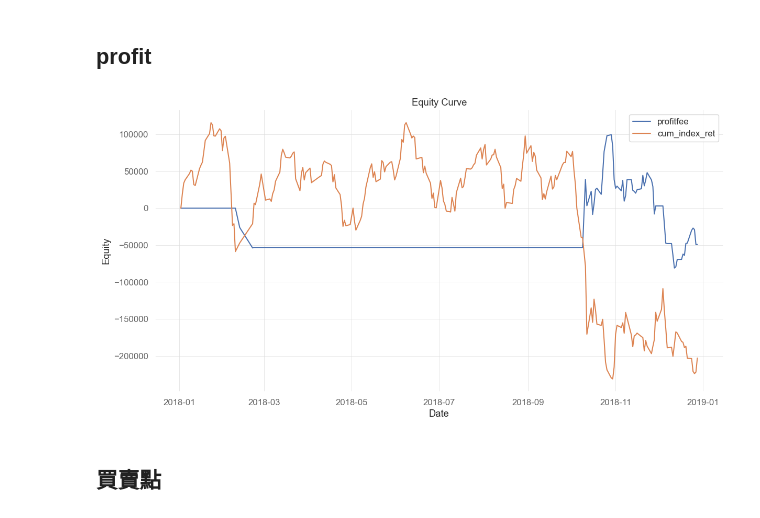
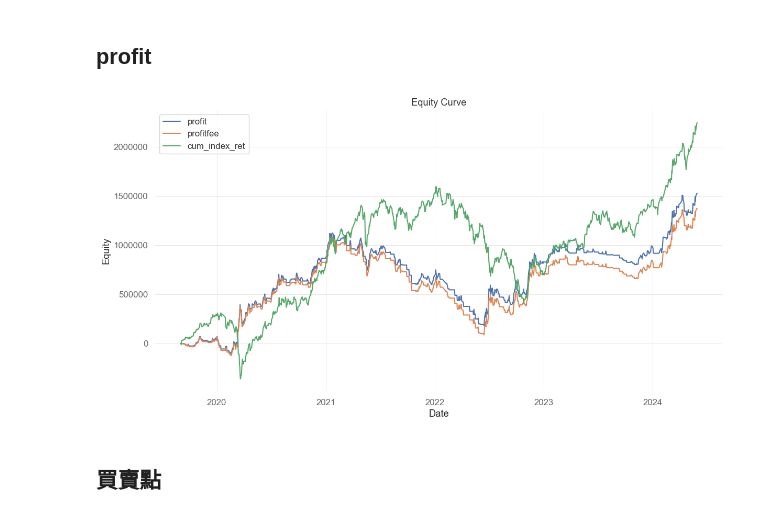
Before and after one commit to Xin95172/Quant_idea, a Jupyter notebook: TMBA/llt.ipynb, the cells around one changed output. Saved outputs shown, nothing was run; the diff lists cells and outputs as text; code cells hidden in the pictures.

```diff
--- a/TMBA/llt.ipynb
+++ b/TMBA/llt.ipynb
@@ -367,24 +245,14 @@ a = 0.5
 p = 1
 q = 1
 num_vol = 1
-rolling = 20
-upper_threshold = 0.04
-lower_threshold = 0.04
-retrace_u_threshold = 0.07
-retrace_l_threshold = 0.07
-deviation_threshold = 0.037
-distance_threshold = 0.035
-drawdown = 0.035
+rolling = 10
+distance_threshold = 0.04
+retrace_threshold = 0.07
 fund = 1000000
 feePaid = 600
 # %%
 
-df, ret_df, equity = llt_strategy(
+df, equity = llt_strategy(
 df, feePaid = feePaid, a = a, p = p, q = q, num_vol = num_vol, rolling = rolling,
-upper_threshold = upper_threshold, lower_threshold = lower_threshold,
-retrace_u_threshold = retrace_u_threshold, retrace_l_threshold = retrace_l_threshold,
-deviation_threshold = deviation_threshold, distance_threshold = distance_threshold, drawdown = drawdown
+distance_threshold = distance_threshold, retrace_threshold = retrace_threshold
 )
-
-# df.to_csv('df.csv')
-# ret_df.to_csv('ret_df.csv')
@@ -391,9 +260,0 @@ deviation_threshold = deviation_threshold, distance_threshold = distance_thresho
-# %%
-'''
-df, ret_df, equity = consolidation_strategy(
-df, feePaid = feePaid, a = a, p = p, q = q, num_vol = num_vol, rolling = rolling,
-upper_threshold = upper_threshold, lower_threshold = lower_threshold,
-retrace_u_threshold = retrace_u_threshold, retrace_l_threshold = retrace_l_threshold,
-deviation_threshold = deviation_threshold, distance_threshold = distance_threshold, drawdown = drawdown
-)
-'''
@@ -402,9 +261,9 @@ deviation_threshold = deviation_threshold, distance_threshold = distance_thresho
 # %% [markdown]
 ## 指數
 # %%
-ret_df['index_ret'] = np.zeros(len(df))
+df['index_ret'] = np.zeros(len(df))
 
 for i in range(1, len(df)):
-    ret_df.loc[ret_df.index[i], 'index_ret'] = (df['open'].iloc[i] - df['open'].iloc[i - 1]) * 200
+    df.loc[df.index[i], 'index_ret'] = (df['open'].iloc[i] - df['open'].iloc[i - 1]) * 200
 
-ret_df['cum_index_ret'] = ret_df['index_ret'].cumsum()
+df['cum_index_ret'] = df['index_ret'].cumsum()
@@ -519,21 +336,22 @@ See the caveats in the documentation: https://pandas.pydata.org/pandas-docs/stab
 ## profit
 # %%
 fig, ax = plt.subplots(figsize=(14, 7))
+ax.plot(df.index, df['strategy_ret'], label='profit')
 ax.plot(df.index, equity['profitfee'], label='profitfee')
-ax.plot(df.index, ret_df['cum_index_ret'], label='cum_index_ret')
+ax.plot(df.index, df['cum_index_ret'], label='cum_index_ret')
 
 ax.get_yaxis().get_major_formatter().set_scientific(False)
 ax.get_yaxis().get_major_formatter().set_useOffset(False)
 
 ax.grid(True)
 ax.set_xlabel('Date')
 ax.set_ylabel('Equity')
 ax.set_title('Equity Curve')
 ax.legend()
 
 plt.show()
 # %% [output]
-[figure, old version]
+[figure, new version]
 # %% [markdown]
 ## 買賣點
 # %%
```
Also changed, not shown: parts of 15 cells of this notebook, 8 other files.
